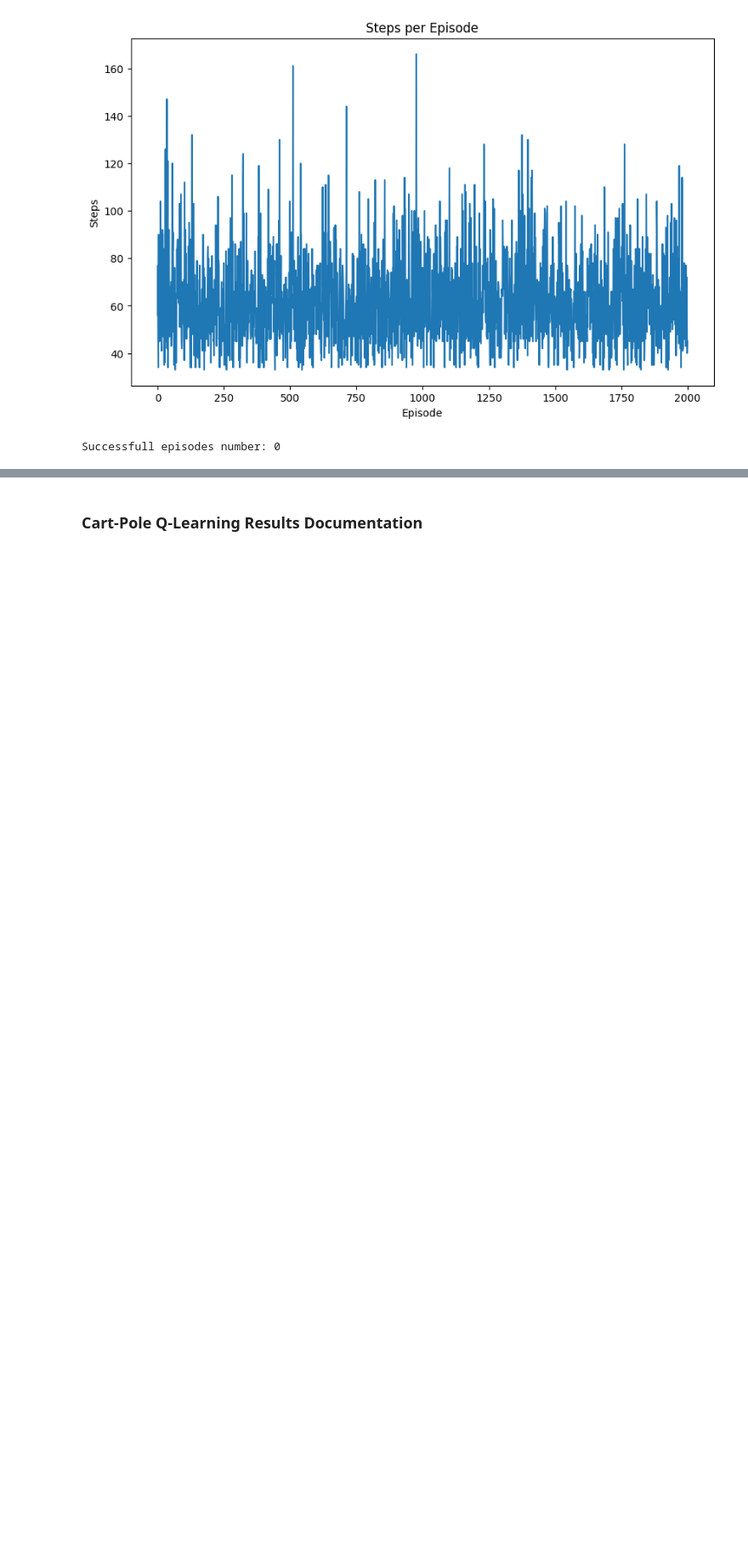
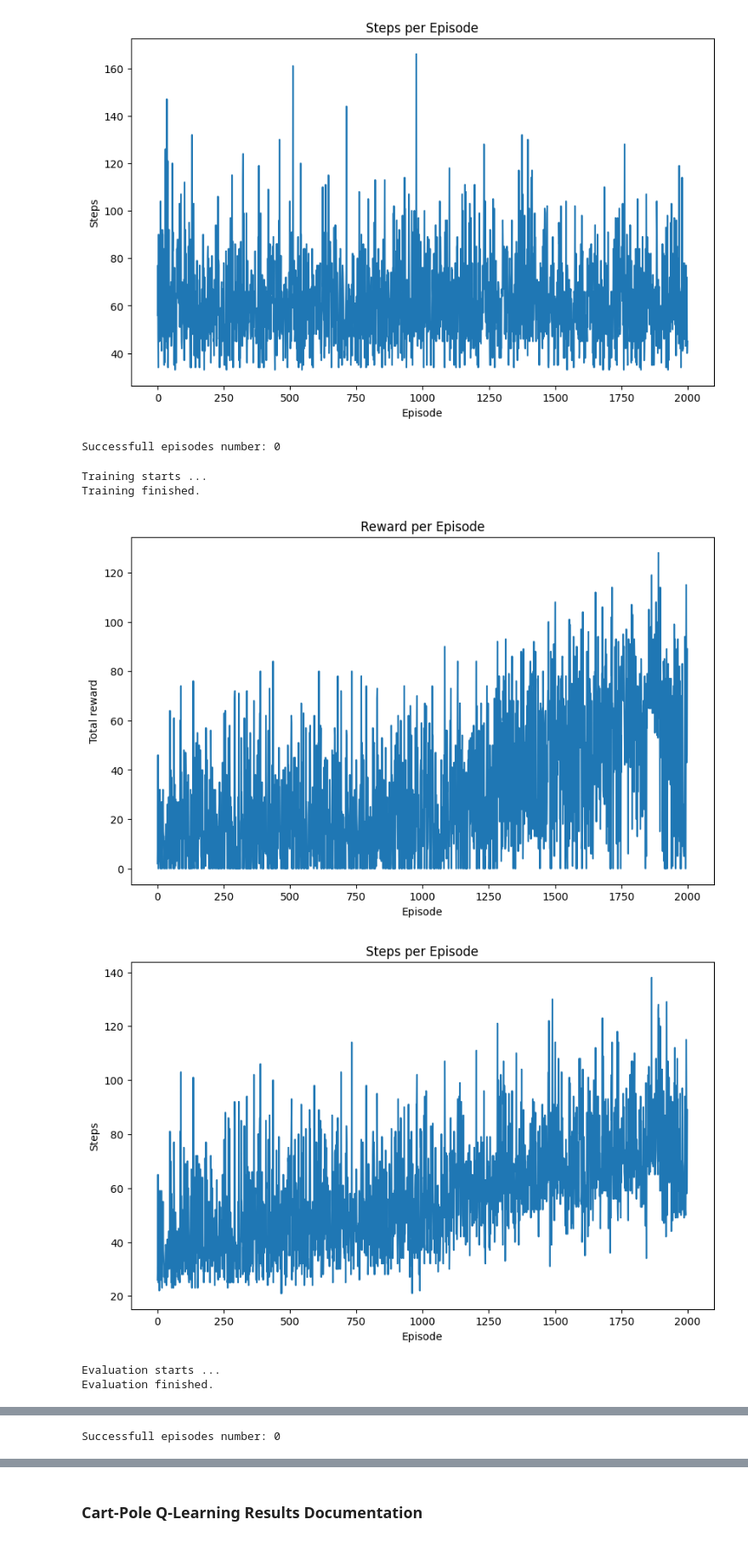
Before and after one commit to sav0sav1c5/reinforcement-learning, a Jupyter notebook: src/FinalProject/CartPole-Project.ipynb, the cells around one changed output, grey strips where cells are left out. Shown at 85% size. Saved outputs shown, nothing was run; the diff lists cells and outputs as text; code cells hidden in the pictures; blank space fills up the shorter version.

Commit message:
feat: Continue with learning about agents behavior. Create, train and evaluate 3 different agents that use three different implemented reward functions.

```diff
--- a/src/FinalProject/CartPole-Project.ipynb
+++ b/src/FinalProject/CartPole-Project.ipynb
@@ -909,3 +1054,12 @@ Evaluation finished.
 [figure]
 [figure]
 Successfull episodes number: 0
+# %%
+agent_three(model = model, state_discretizer = state_discretizer)
+# %% [output]
+Training starts ...
+Training finished.
+[figure, added]
+[figure, added]
+Evaluation starts ...
+Evaluation finished.
@@ -911,0 +1068 @@ Successfull episodes number: 0
+Successfull episodes number: 0
```
Also changed, not shown: parts of 14 cells of this notebook.
